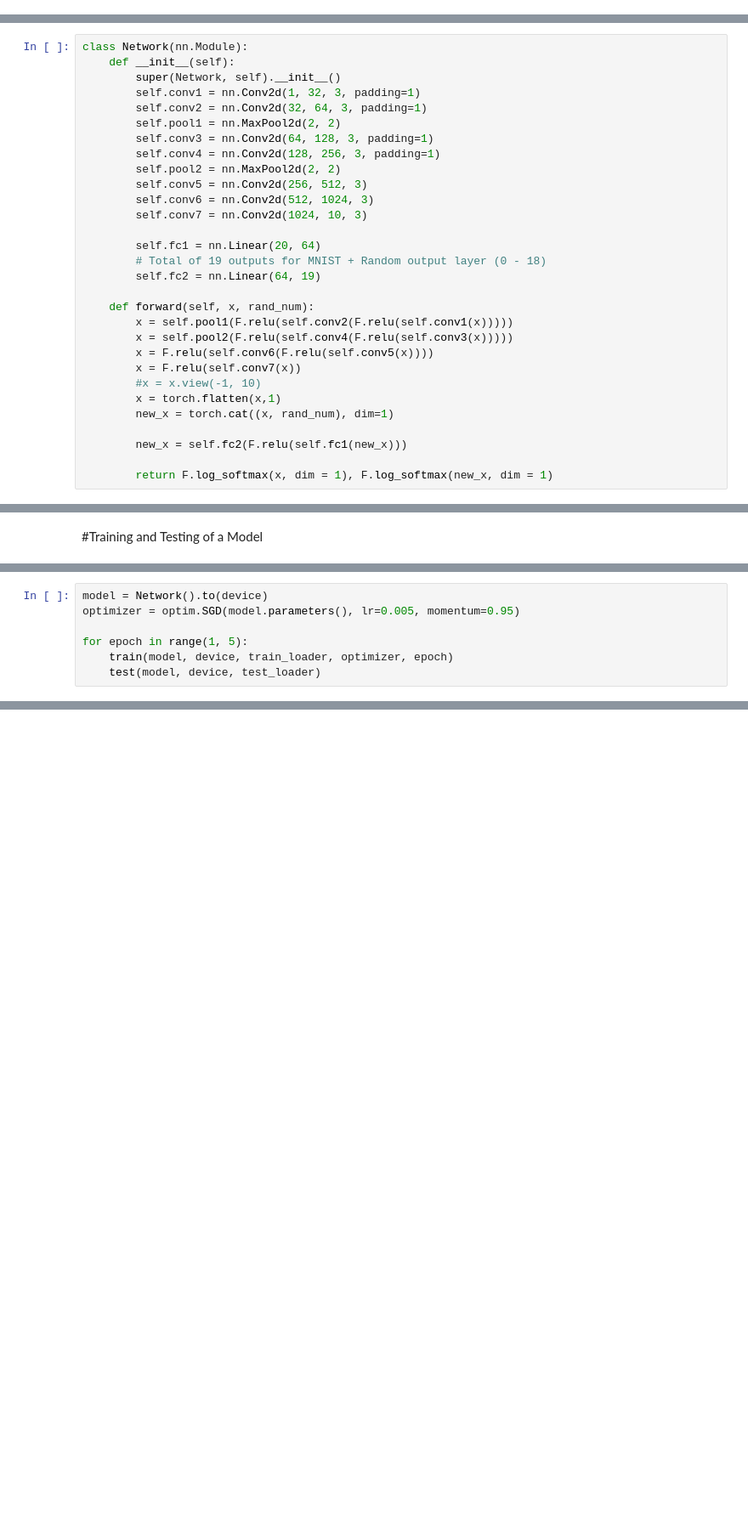
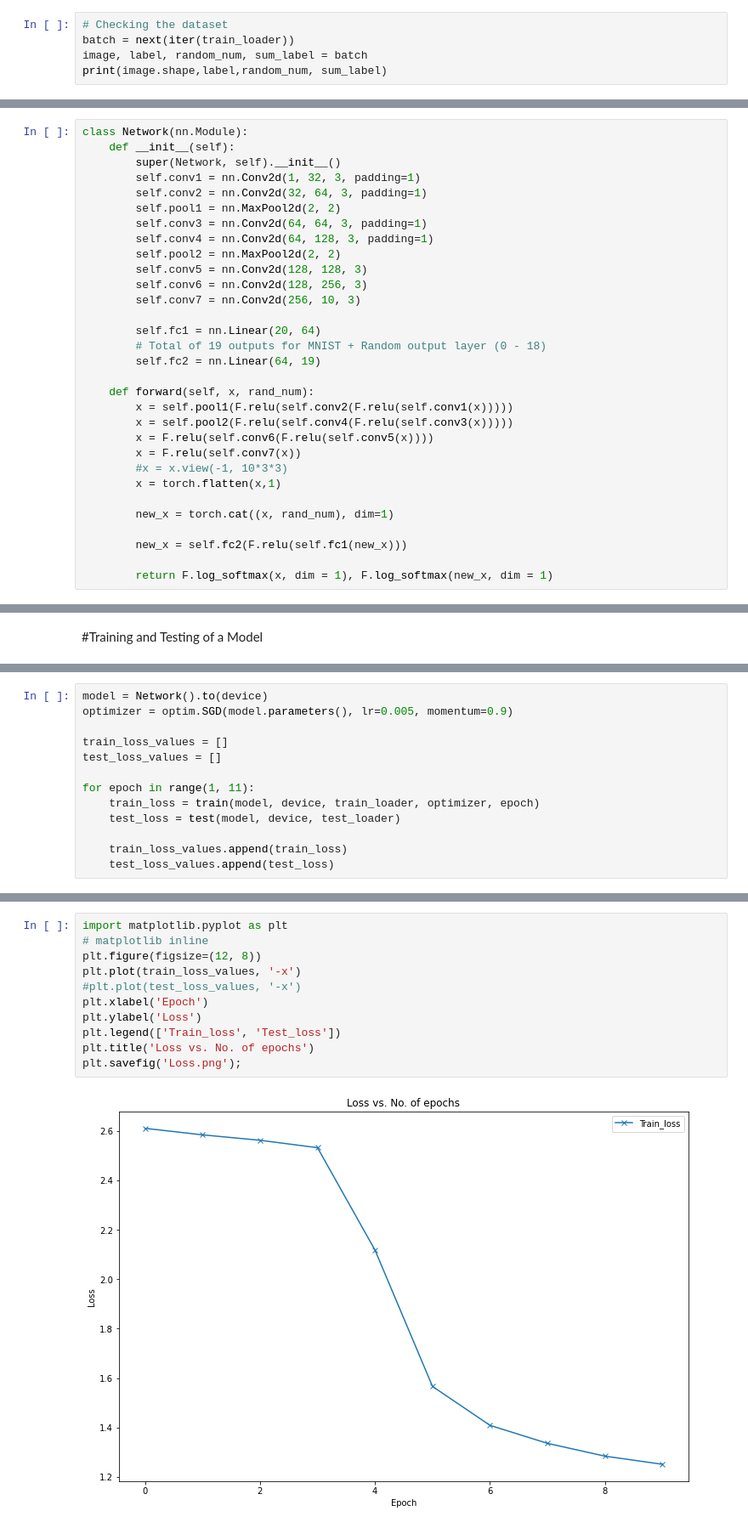
Before and after one commit to GajananKuchgave/EVA8_Assignments, a Jupyter notebook: MNIST_2_5.ipynb, the cells around one changed output, grey strips where cells are left out. Shown at 85% size. Drawn from its saved outputs; the diff is of its cells as text; blank space fills up the shorter version.

```diff
--- a/MNIST_2_5.ipynb
+++ b/MNIST_2_5.ipynb
@@ -102,3 +122,8 @@ test_data_set = MNISTandRandomDataset(MNIST_test_set)
 # %%
 train_loader = torch.utils.data.DataLoader(train_data_set, batch_size = 128, shuffle=True)
 test_loader = torch.utils.data.DataLoader(test_data_set,batch_size=128)
+# %%
+# Checking the dataset
+batch = next(iter(train_loader))
+image, label, random_num, sum_label = batch
+print(image.shape,label,random_num, sum_label)
@@ -111,12 +156,12 @@ class Network(nn.Module):
         self.conv1 = nn.Conv2d(1, 32, 3, padding=1)
         self.conv2 = nn.Conv2d(32, 64, 3, padding=1)
         self.pool1 = nn.MaxPool2d(2, 2)
-        self.conv3 = nn.Conv2d(64, 128, 3, padding=1)
-        self.conv4 = nn.Conv2d(128, 256, 3, padding=1)
+        self.conv3 = nn.Conv2d(64, 64, 3, padding=1)
+        self.conv4 = nn.Conv2d(64, 128, 3, padding=1)
         self.pool2 = nn.MaxPool2d(2, 2)
-        self.conv5 = nn.Conv2d(256, 512, 3)
-        self.conv6 = nn.Conv2d(512, 1024, 3)
-        self.conv7 = nn.Conv2d(1024, 10, 3)
+        self.conv5 = nn.Conv2d(128, 128, 3)
+        self.conv6 = nn.Conv2d(128, 256, 3)
+        self.conv7 = nn.Conv2d(256, 10, 3)
 
         self.fc1 = nn.Linear(20, 64)
         # Total of 19 outputs for MNIST + Random output layer (0 - 18)
@@ -127,8 +172,9 @@ class Network(nn.Module):
         x = self.pool2(F.relu(self.conv4(F.relu(self.conv3(x)))))
         x = F.relu(self.conv6(F.relu(self.conv5(x))))
         x = F.relu(self.conv7(x))
-        #x = x.view(-1, 10)
+        #x = x.view(-1, 10*3*3)
         x = torch.flatten(x,1)
+
         new_x = torch.cat((x, rand_num), dim=1)
 
         new_x = self.fc2(F.relu(self.fc1(new_x)))
@@ -181,8 +233,14 @@ def test(model, device, test_loader):
 # %%
 model = Network().to(device)
-optimizer = optim.SGD(model.parameters(), lr=0.005, momentum=0.95)
+optimizer = optim.SGD(model.parameters(), lr=0.005, momentum=0.9)
 
-for epoch in range(1, 5):
-    train(model, device, train_loader, optimizer, epoch)
-    test(model, device, test_loader)
+train_loss_values = []
+test_loss_values = []
+
+for epoch in range(1, 11):
+    train_loss = train(model, device, train_loader, optimizer, epoch)
+    test_loss = test(model, device, test_loader)
+
+    train_loss_values.append(train_loss)
+    test_loss_values.append(test_loss)
 # %% [output]
@@ -192,0 +257,13 @@ for epoch in range(1, 5):
+# %%
+import matplotlib.pyplot as plt
+# matplotlib inline
+plt.figure(figsize=(12, 8))
+plt.plot(train_loss_values, '-x')
+#plt.plot(test_loss_values, '-x')
+plt.xlabel('Epoch')
+plt.ylabel('Loss')
+plt.legend(['Train_loss', 'Test_loss'])
+plt.title('Loss vs. No. of epochs')
+plt.savefig('Loss.png');
+# %% [output]
+[figure, added]
```
Also changed, not shown: parts of 4 cells of this notebook.
